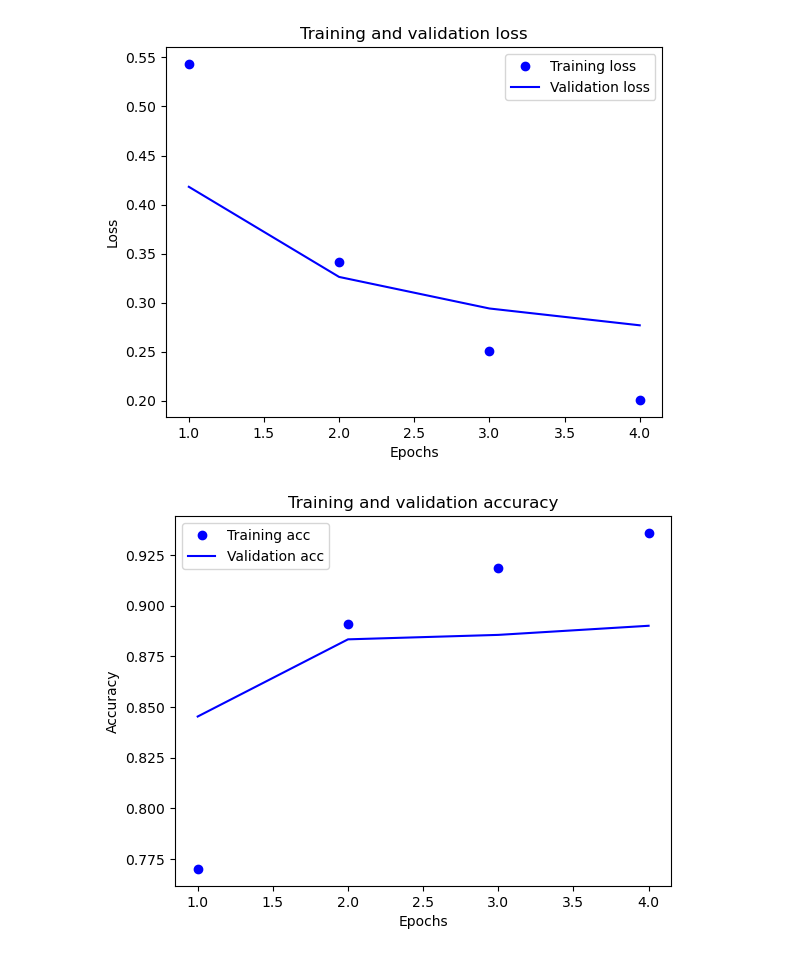
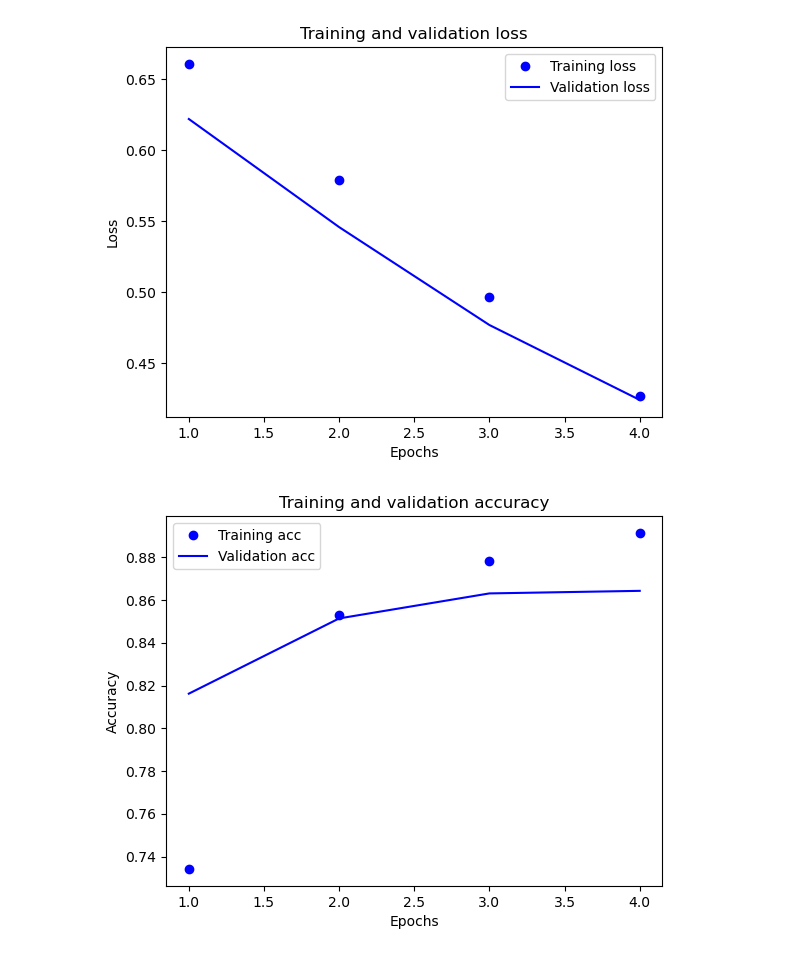
Before and after one commit to Ian19420/machine_learning_2th, a Jupyter notebook: second.ipynb, the cells around one changed output. Saved outputs shown, nothing was run; the diff lists cells and outputs as text; code cells hidden in the pictures.

```diff
--- a/second.ipynb
+++ b/second.ipynb
@@ -21,8 +21,8 @@ y_train = np.asarray(train_labels).astype('float32')
 y_test = np.asarray(test_labels).astype('float32')
 
 model = models.Sequential()
-model.add(layers.Dense(16, activation = 'relu', input_shape = (10000, )))
-model.add(layers.Dense(16, activation = 'relu'))
+model.add(layers.Dense(4, activation = 'relu', input_shape = (10000, )))
+model.add(layers.Dense(4, activation = 'relu'))
 model.add(layers.Dense(1, activation = 'sigmoid'))
 
 optimizer = optimizers.RMSprop(learning_rate = 0.001)
@@ -62,4 +62,4 @@ Epoch 4/4
-[figure, old version]
+[figure, new version]
 # %%
 plt.clf()
 history_dict.keys()
@@ -73,7 +73,7 @@ plt.ylabel("Accuracy")
 plt.legend()
 plt.show()
 # %% [output]
-[figure, old version]
+[figure, new version]
 # %%
 model.predict(x_test)
 # %% [output]
```
Also changed, not shown: parts of 2 cells of this notebook.
